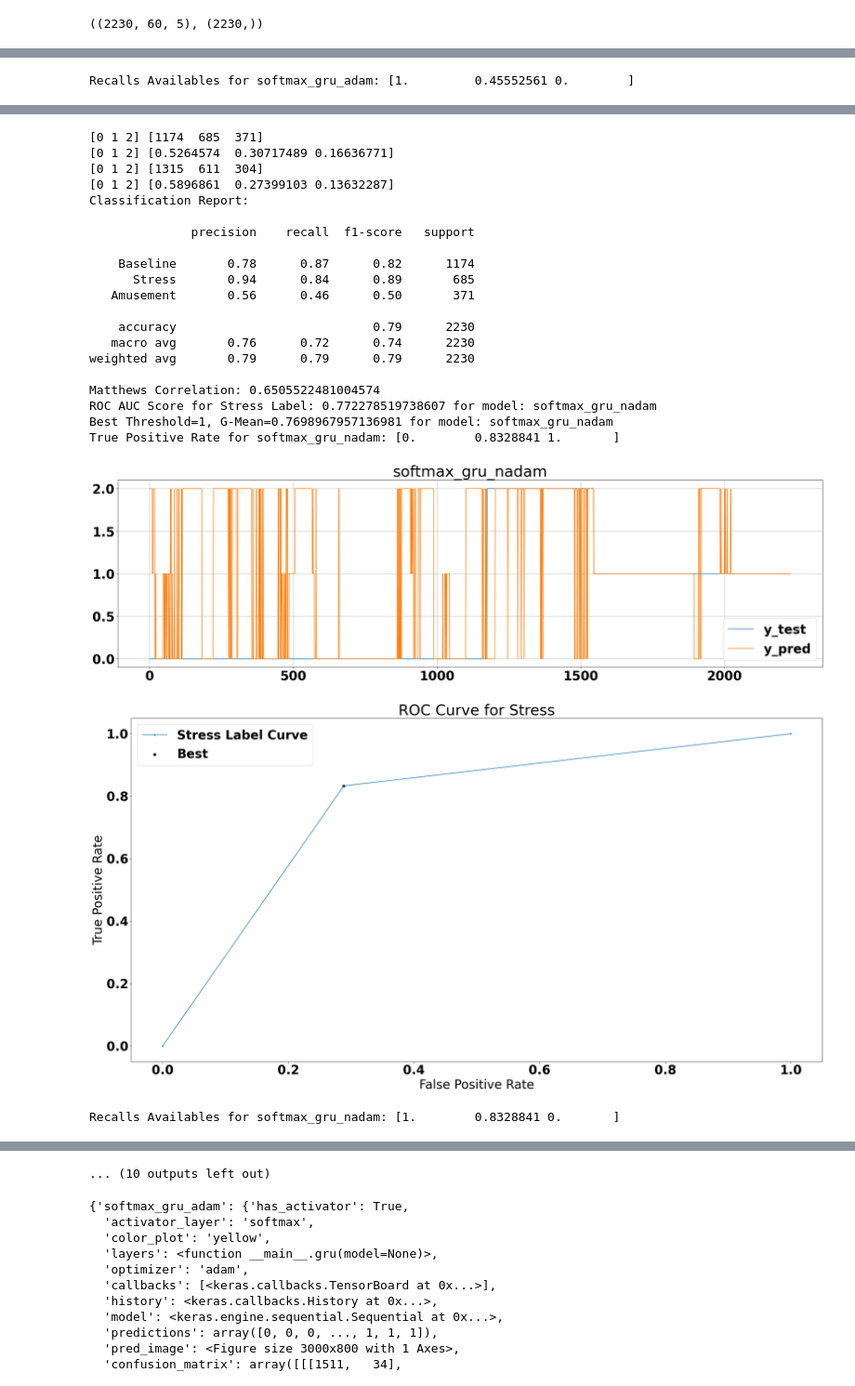
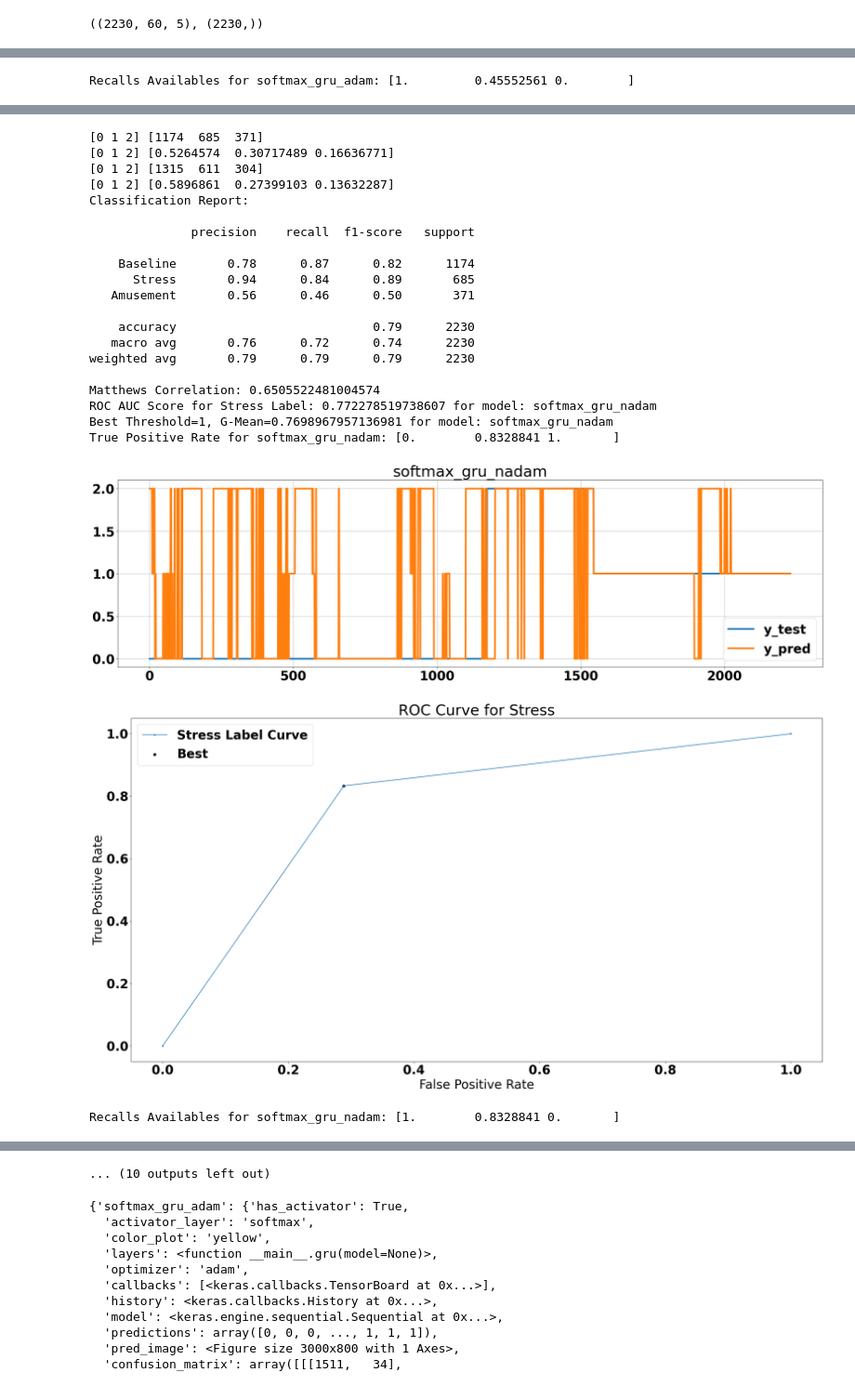
Before and after one commit to arturossouza/unisinos-stress-detection, a Jupyter notebook: stress_detection.ipynb, the cells around one changed output, grey strips where cells are left out. Shown at 93% size. Cells and saved outputs as stored; diff of their text form; code cells hidden in the pictures.

```diff
--- a/stress_detection.ipynb
+++ b/stress_detection.ipynb
@@ -840,7 +840,7 @@ for model_name in models_to_test:
 
     stress_roc_score = roc_auc_score(df_y_stress["y_test"], df_y_stress["y_pred"])
 
-    models_to_test[model_name]["pred_image"] = df_y.plot(figsize=(30, 8), grid=True).get_figure()
+    models_to_test[model_name]["pred_image"] = df_y.plot(figsize=(30, 8), grid=True, lw=4).get_figure()
     plt.title(model_name)
 
     y_test_label = np.array([pacient_state[i] for i in y_test])
@@ -921,34 +921,34 @@ True Positive Rate for softmax_gru_adam: [0.         0.45552561 1.        ]
 Recalls Availables for softmax_gru_adam: [1.         0.45552561 0.        ]
 [figure]
 [[1025   34  115]
  [  88  577   20]
  [ 202    0  169]]
            Baseline  Stress  Amusement
 Baseline       1025      34        115
 Stress           88     577         20
 Amusement       202       0        169
 [figure]
 [0 1 2] [1174  685  371]
 [0 1 2] [0.5264574  0.30717489 0.16636771]
 [0 1 2] [1315  611  304]
 [0 1 2] [0.5896861  0.27399103 0.13632287]
 Classification Report:
 
               precision    recall  f1-score   support
 
     Baseline       0.78      0.87      0.82      1174
       Stress       0.94      0.84      0.89       685
    Amusement       0.56      0.46      0.50       371
 
     accuracy                           0.79      2230
    macro avg       0.76      0.72      0.74      2230
 weighted avg       0.79      0.79      0.79      2230
 
 Matthews Correlation: 0.6505522481004574
 ROC AUC Score for Stress Label: 0.772278519738607 for model: softmax_gru_nadam
 Best Threshold=1, G-Mean=0.7698967957136981 for model: softmax_gru_nadam
 True Positive Rate for softmax_gru_nadam: [0.        0.8328841 1.       ]
-[figure, old version]
+[figure, new version]
 [figure]
 Recalls Availables for softmax_gru_nadam: [1.        0.8328841 0.       ]
 [figure]
```
Also changed, not shown: parts of 1 cell of this notebook.
